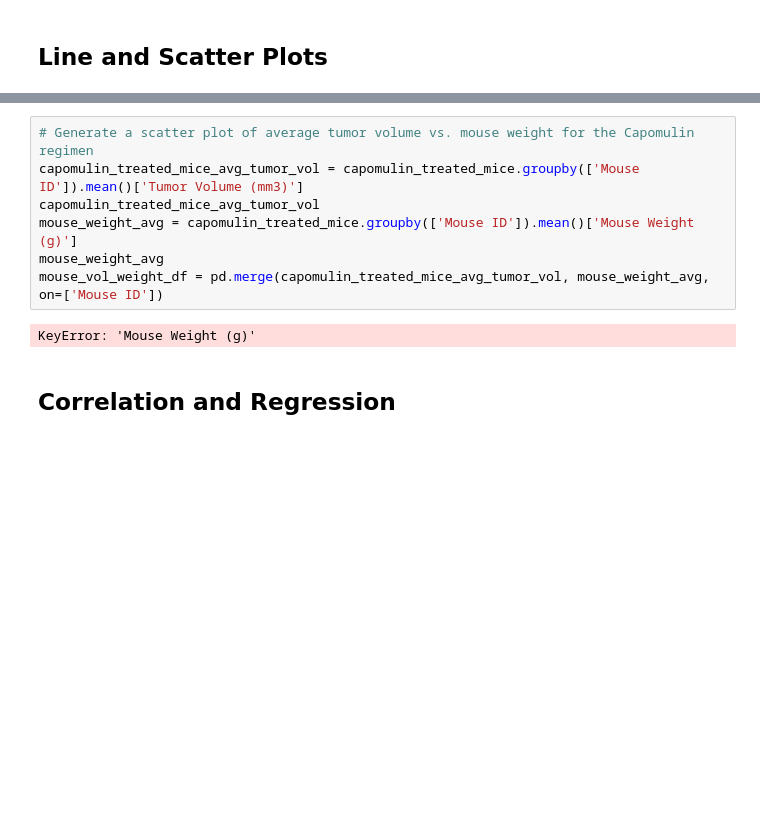
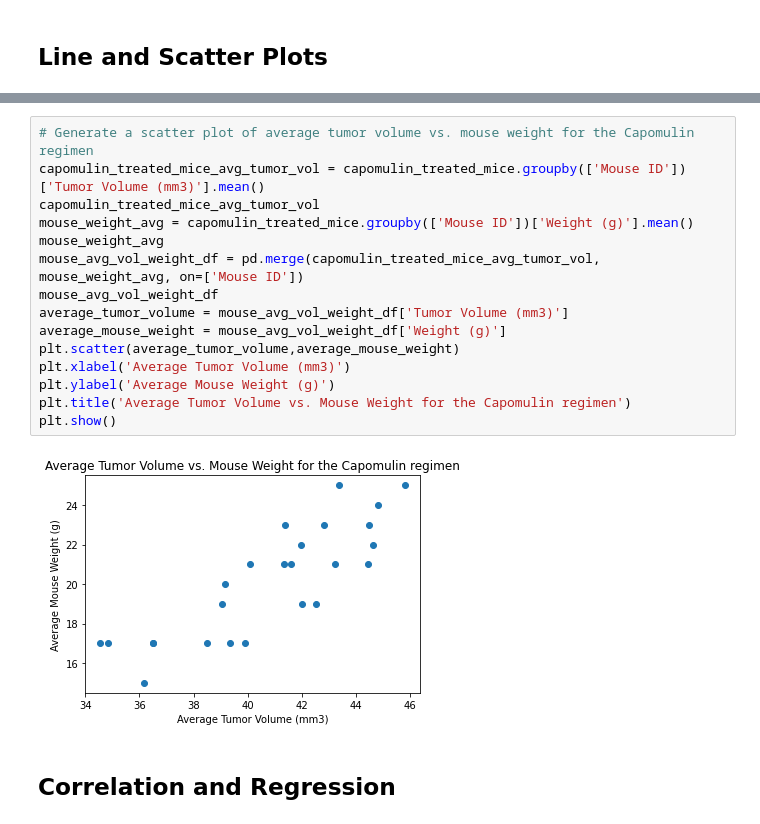
Before and after one commit to vasantap/The-Power-of-Plots, a Jupyter notebook: pymaceuticals_starter.ipynb, the cells around one changed output, grey strips where cells are left out. Drawn from its saved outputs; the diff is of its cells as text; blank space fills up the shorter version.

Commit message:
Scatter plot

```diff
--- a/pymaceuticals_starter.ipynb
+++ b/pymaceuticals_starter.ipynb
@@ -304,13 +304,21 @@ Text(0, 0.5, 'Tumor Volume (mm3)')
 [figure]
 # %%
 # Generate a scatter plot of average tumor volume vs. mouse weight for the Capomulin regimen
-capomulin_treated_mice_avg_tumor_vol = capomulin_treated_mice.groupby(['Mouse ID']).mean()['Tumor Volume (mm3)']
+capomulin_treated_mice_avg_tumor_vol = capomulin_treated_mice.groupby(['Mouse ID'])['Tumor Volume (mm3)'].mean()
 capomulin_treated_mice_avg_tumor_vol
-mouse_weight_avg = capomulin_treated_mice.groupby(['Mouse ID']).mean()['Mouse Weight (g)']
+mouse_weight_avg = capomulin_treated_mice.groupby(['Mouse ID'])['Weight (g)'].mean()
 mouse_weight_avg
-mouse_vol_weight_df = pd.merge(capomulin_treated_mice_avg_tumor_vol, mouse_weight_avg, on=['Mouse ID'])
+mouse_avg_vol_weight_df = pd.merge(capomulin_treated_mice_avg_tumor_vol, mouse_weight_avg, on=['Mouse ID'])
+mouse_avg_vol_weight_df
+average_tumor_volume = mouse_avg_vol_weight_df['Tumor Volume (mm3)']
+average_mouse_weight = mouse_avg_vol_weight_df['Weight (g)']
+plt.scatter(average_tumor_volume,average_mouse_weight)
+plt.xlabel('Average Tumor Volume (mm3)')
+plt.ylabel('Average Mouse Weight (g)')
+plt.title('Average Tumor Volume vs. Mouse Weight for the Capomulin regimen')
+plt.show()
 # %% [output]
-KeyError: 'Mouse Weight (g)'
+[figure, added]
 # %% [markdown]
 ## Correlation and Regression
 # %%
```
Also changed, not shown: parts of 1 cell of this notebook.
